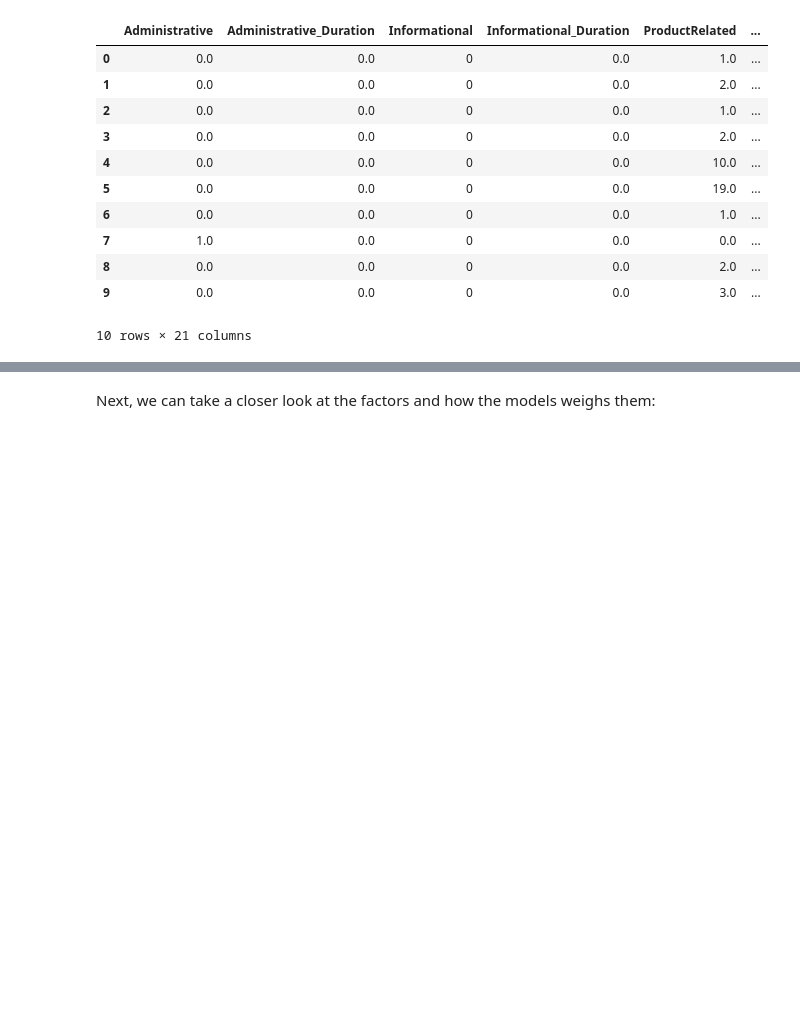
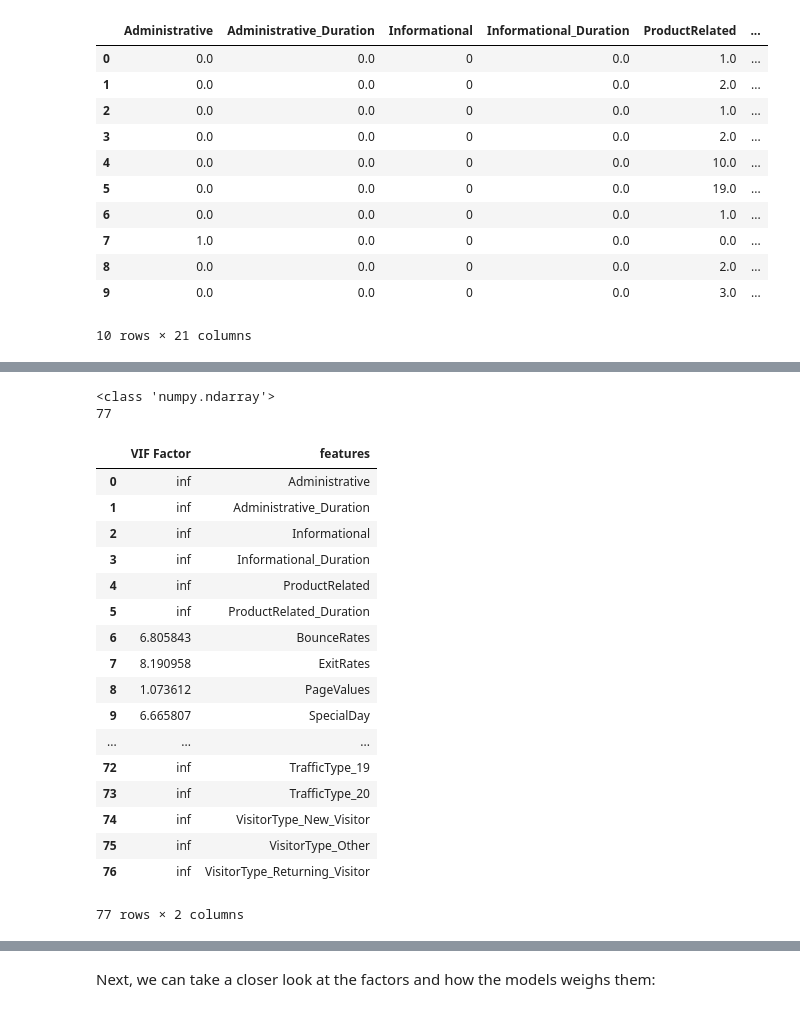
Before and after one commit to teijag/consumer_intention, a Jupyter notebook: intention prediction.ipynb, the cells around one changed output, grey strips where cells are left out. Cells and saved outputs as stored; diff of their text form; code cells hidden in the pictures; blank space fills up the shorter version.

Commit message:
feature selection, categorical features grouping

```diff
--- a/intention prediction.ipynb
+++ b/intention prediction.ipynb
@@ -166,0 +197,10 @@ new_df.head(10)
+# %%
+def group(x, lst):
+    if x not in lst:
+        return "Other"
+    return x
+# %%
+new_df["OperatingSystems"] = new_df["OperatingSystems"].apply(lambda x:group(x,operating_systems_main_groups))
+new_df["Browser"] = new_df["Browser"].apply(lambda x:group(x,browser_main_groups))
+new_df["Region"] = new_df["Region"].apply(lambda x:group(x,region_main_groups))
+new_df["TrafficType"] = new_df["TrafficType"].apply(lambda x:group(x,traffic_main_groups))
@@ -182,0 +261,4 @@ Index(['Administrative', 'Administrative_Duration', 'Informational',
+# %%
+for i in df_ohe.columns:
+    df_ohe[i] = df_ohe[i].astype("float64")
+df_ohe.info()
@@ -182,0 +283,31 @@ Index(['Administrative', 'Administrative_Duration', 'Informational',
+# %%
+X = df_ohe.drop('Revenue', axis = 1).values
+print (type(X))
+print (X.shape[1])
+vif = pd.DataFrame()
+vif["VIF Factor"] = [variance_inflation_factor(X, i) for i in range(X.shape[1])]
+vif["features"] = df_ohe.drop(columns = ['Revenue']).columns
+# %% [output]
+<class 'numpy.ndarray'>
+77
+# %%
+vif
+# %% [output]
+|  | VIF Factor | features |
+| 0 | inf | Administrative |
+| 1 | inf | Administrative_Duration |
+| 2 | inf | Informational |
+| 3 | inf | Informational_Duration |
+| 4 | inf | ProductRelated |
+| 5 | inf | ProductRelated_Duration |
+| 6 | 6.805843 | BounceRates |
+| 7 | 8.190958 | ExitRates |
+| 8 | 1.073612 | PageValues |
+| 9 | 6.665807 | SpecialDay |
+| ... | ... | ... |
+| 72 | inf | TrafficType_19 |
+| 73 | inf | TrafficType_20 |
+| 74 | inf | VisitorType_New_Visitor |
+| 75 | inf | VisitorType_Other |
+| 76 | inf | VisitorType_Returning_Visitor |
+77 rows × 2 columns
```
Also changed, not shown: parts of 29 cells of this notebook.
